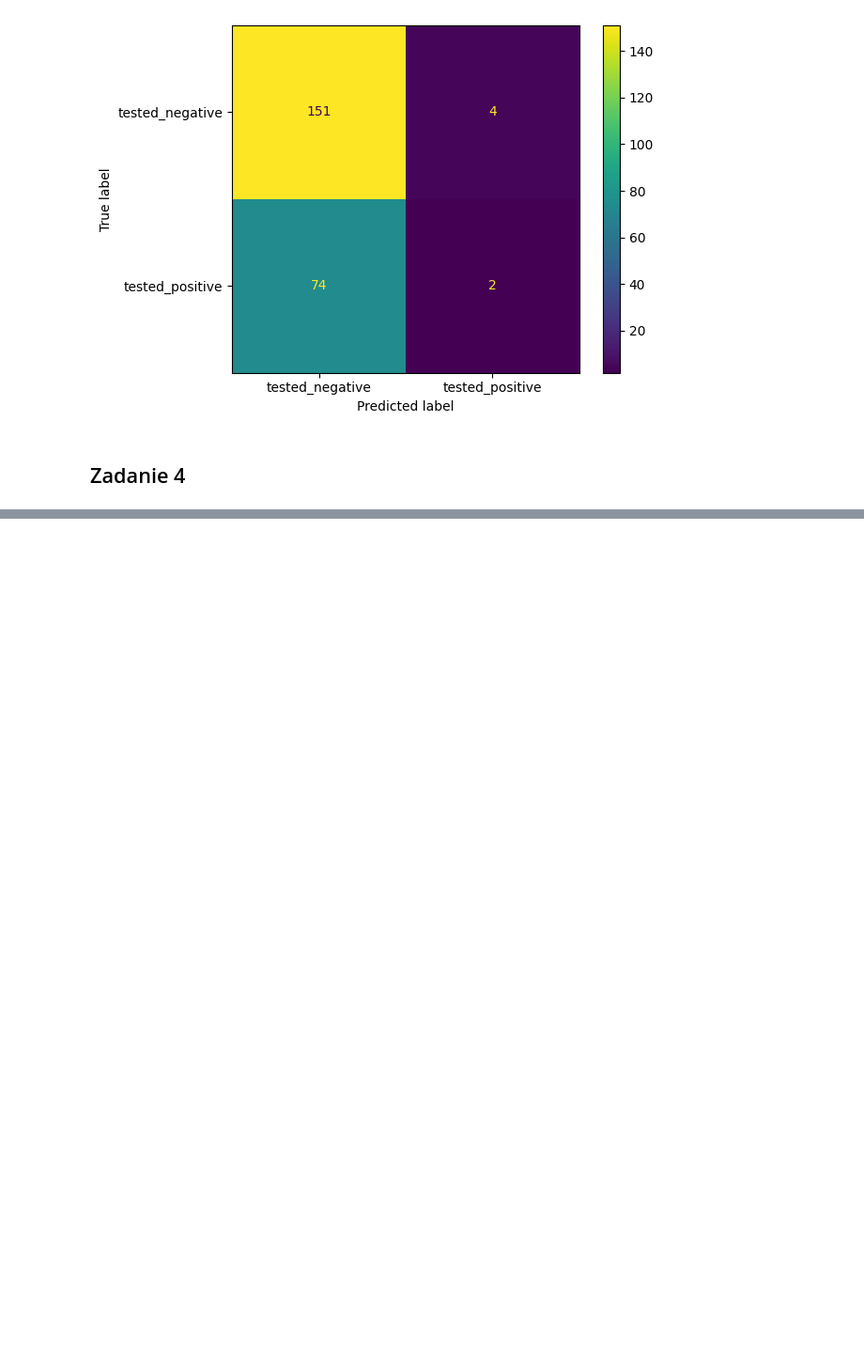
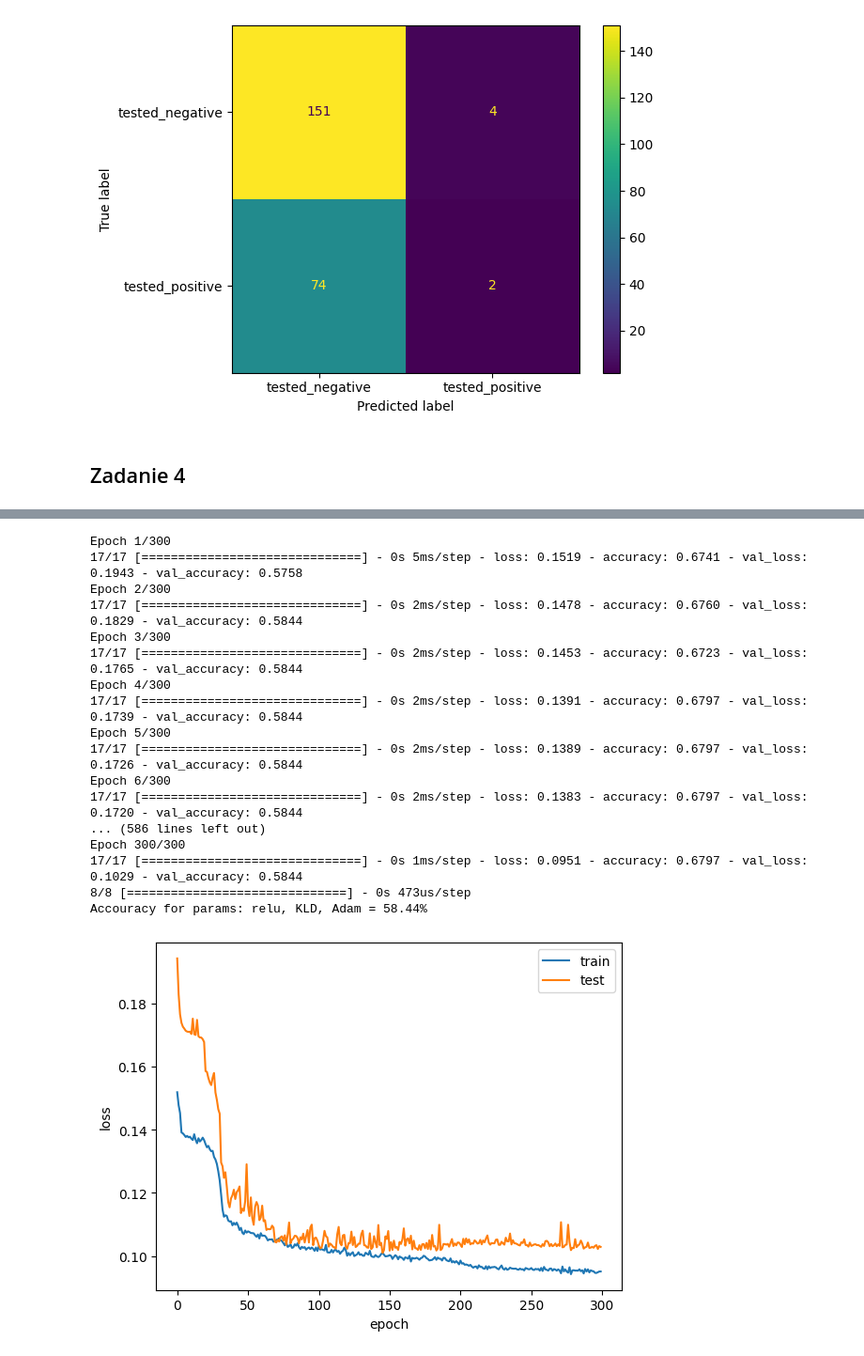
Before and after one commit to sregucki/IO_labs, a Jupyter notebook: notebooks/lab_05.ipynb, the cells around one changed output, grey strips where cells are left out. Shown at 94% size. Cells and saved outputs as stored; diff of their text form; code cells hidden in the pictures; blank space fills up the shorter version.

```diff
--- a/notebooks/lab_05.ipynb
+++ b/notebooks/lab_05.ipynb
@@ -244,0 +237,43 @@ Epoch 500/500
+# %%
+max_iter = 300
+
+from keras.models import Sequential
+from keras.layers import Dense
+model = Sequential()
+model.add(Dense(6, input_dim=8, activation="relu"))
+model.add(Dense(3, activation="relu"))
+model.add(Dense(1, activation="sigmoid"))
+model.compile(loss="MSLE", metrics=["accuracy"], optimizer="SGD")
+
+history = model.fit(X_train, y_train, epochs=max_iter, validation_data=(X_test, y_test), shuffle=True)
+y_pred = model.predict(X_test)
+
+from sklearn.metrics import accuracy_score
+print(f"Accouracy for params: {act_fun}, {loss_fun}, {opt_fun} = {accuracy_score(y_test, y_pred.round())*100:.2f}%")
+
+from matplotlib import pyplot as plt
+plt.plot(history.history['loss'])
+plt.plot(history.history['val_loss'])
+plt.ylabel('loss')
+plt.xlabel('epoch')
+plt.legend(['train', 'test'])
+plt.show()
+# %% [output]
+Epoch 1/300
+17/17 [==============================] - 0s 5ms/step - loss: 0.1519 - accuracy: 0.6741 - val_loss: 0.1943 - val_accuracy: 0.5758
+Epoch 2/300
+17/17 [==============================] - 0s 2ms/step - loss: 0.1478 - accuracy: 0.6760 - val_loss: 0.1829 - val_accuracy: 0.5844
+Epoch 3/300
+17/17 [==============================] - 0s 2ms/step - loss: 0.1453 - accuracy: 0.6723 - val_loss: 0.1765 - val_accuracy: 0.5844
+Epoch 4/300
+17/17 [==============================] - 0s 2ms/step - loss: 0.1391 - accuracy: 0.6797 - val_loss: 0.1739 - val_accuracy: 0.5844
+Epoch 5/300
+17/17 [==============================] - 0s 2ms/step - loss: 0.1389 - accuracy: 0.6797 - val_loss: 0.1726 - val_accuracy: 0.5844
+Epoch 6/300
+17/17 [==============================] - 0s 2ms/step - loss: 0.1383 - accuracy: 0.6797 - val_loss: 0.1720 - val_accuracy: 0.5844
+... (586 lines left out)
+Epoch 300/300
+17/17 [==============================] - 0s 1ms/step - loss: 0.0951 - accuracy: 0.6797 - val_loss: 0.1029 - val_accuracy: 0.5844
+8/8 [==============================] - 0s 473us/step
+Accouracy for params: relu, KLD, Adam = 58.44%
+[figure, added]
```
Also changed, not shown: parts of 7 cells of this notebook, 2 other files.
